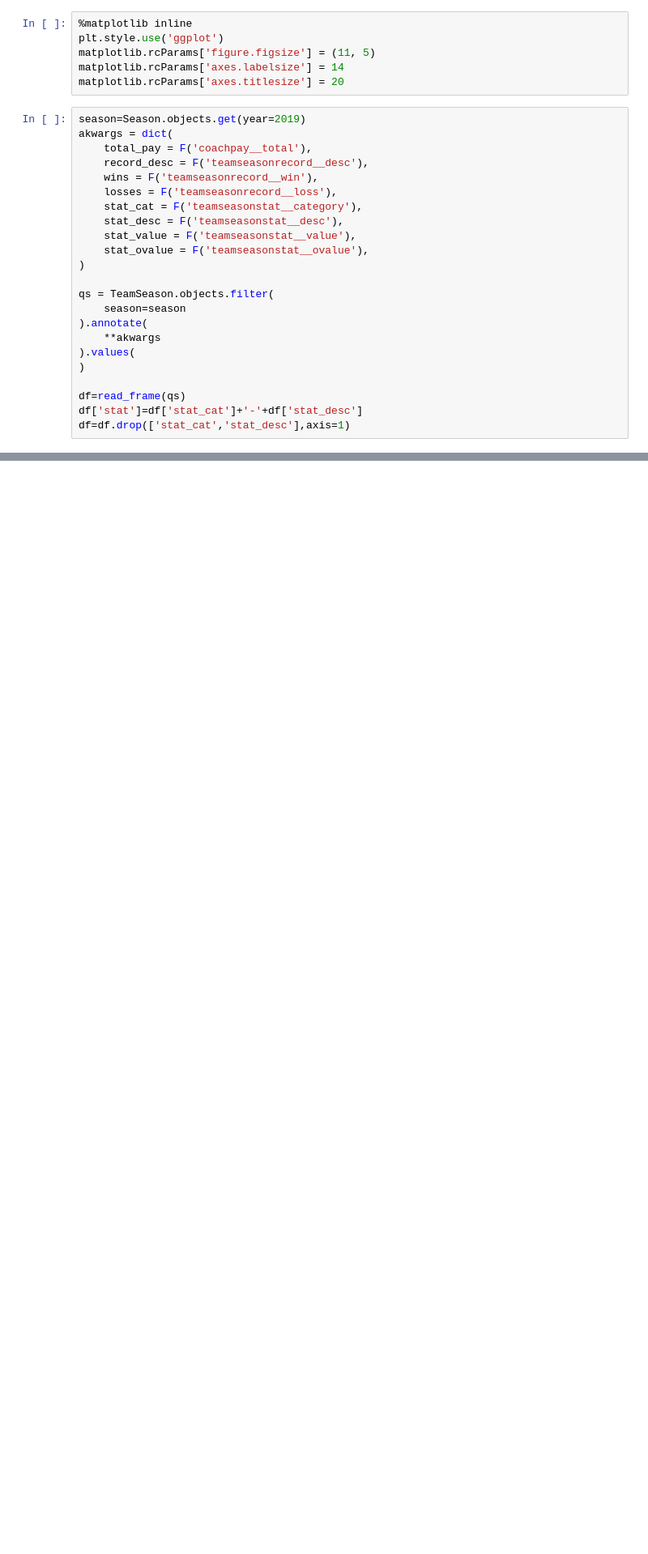
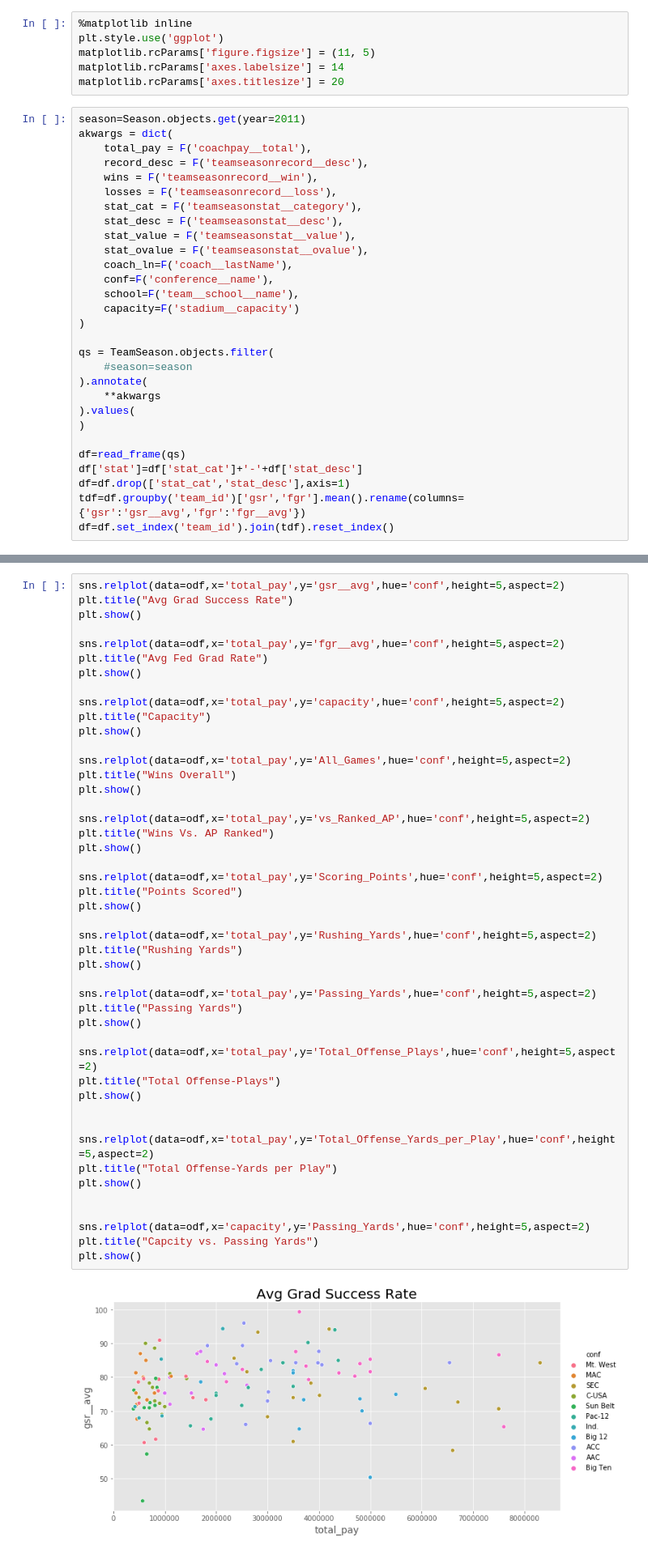
Before and after one commit to JordanHyatt/bigdata, a Jupyter notebook: z_Lab1.ipynb, the cells around one changed output, grey strips where cells are left out. Shown at 81% size. Saved outputs shown, nothing was run; the diff lists cells and outputs as text; blank space fills up the shorter version.

```diff
--- a/z_Lab1.ipynb
+++ b/z_Lab1.ipynb
@@ -17,7 +20,7 @@ matplotlib.rcParams['figure.figsize'] = (11, 5)
 matplotlib.rcParams['axes.labelsize'] = 14
 matplotlib.rcParams['axes.titlesize'] = 20
 # %%
-season=Season.objects.get(year=2019)
+season=Season.objects.get(year=2011)
 akwargs = dict(
     total_pay = F('coachpay__total'),
     record_desc = F('teamseasonrecord__desc'),
@@ -27,10 +30,14 @@ akwargs = dict(
     stat_desc = F('teamseasonstat__desc'),
     stat_value = F('teamseasonstat__value'),
     stat_ovalue = F('teamseasonstat__ovalue'),
+    coach_ln=F('coach__lastName'),
+    conf=F('conference__name'),
+    school=F('team__school__name'),
+    capacity=F('stadium__capacity')
 )
 
 qs = TeamSeason.objects.filter(
-    season=season
+    #season=season
 ).annotate(
     **akwargs
 ).values(
@@ -39,3 +46,5 @@ qs = TeamSeason.objects.filter(
 df=read_frame(qs)
 df['stat']=df['stat_cat']+'-'+df['stat_desc']
 df=df.drop(['stat_cat','stat_desc'],axis=1)
+tdf=df.groupby('team_id')['gsr','fgr'].mean().rename(columns={'gsr':'gsr__avg','fgr':'fgr__avg'})
+df=df.set_index('team_id').join(tdf).reset_index()
@@ -79,0 +75,48 @@ Text(0, 0.5, 'Frequency')
+# %%
+sns.relplot(data=odf,x='total_pay',y='gsr__avg',hue='conf',height=5,aspect=2)
+plt.title("Avg Grad Success Rate")
+plt.show()
+
+sns.relplot(data=odf,x='total_pay',y='fgr__avg',hue='conf',height=5,aspect=2)
+plt.title("Avg Fed Grad Rate")
+plt.show()
+
+sns.relplot(data=odf,x='total_pay',y='capacity',hue='conf',height=5,aspect=2)
+plt.title("Capacity")
+plt.show()
+
+sns.relplot(data=odf,x='total_pay',y='All_Games',hue='conf',height=5,aspect=2)
+plt.title("Wins Overall")
+plt.show()
+
+sns.relplot(data=odf,x='total_pay',y='vs_Ranked_AP',hue='conf',height=5,aspect=2)
+plt.title("Wins Vs. AP Ranked")
+plt.show()
+
+sns.relplot(data=odf,x='total_pay',y='Scoring_Points',hue='conf',height=5,aspect=2)
+plt.title("Points Scored")
+plt.show()
+
+sns.relplot(data=odf,x='total_pay',y='Rushing_Yards',hue='conf',height=5,aspect=2)
+plt.title("Rushing Yards")
+plt.show()
+
+sns.relplot(data=odf,x='total_pay',y='Passing_Yards',hue='conf',height=5,aspect=2)
+plt.title("Passing Yards")
+plt.show()
+
+sns.relplot(data=odf,x='total_pay',y='Total_Offense_Plays',hue='conf',height=5,aspect=2)
+plt.title("Total Offense-Plays")
+plt.show()
+
+
+sns.relplot(data=odf,x='total_pay',y='Total_Offense_Yards_per_Play',hue='conf',height=5,aspect=2)
+plt.title("Total Offense-Yards per Play")
+plt.show()
+
+
+sns.relplot(data=odf,x='capacity',y='Passing_Yards',hue='conf',height=5,aspect=2)
+plt.title("Capcity vs. Passing Yards")
+plt.show()
+# %% [output]
+[figure, added]
```
Also changed, not shown: parts of 11 cells of this notebook, 3 other files.
